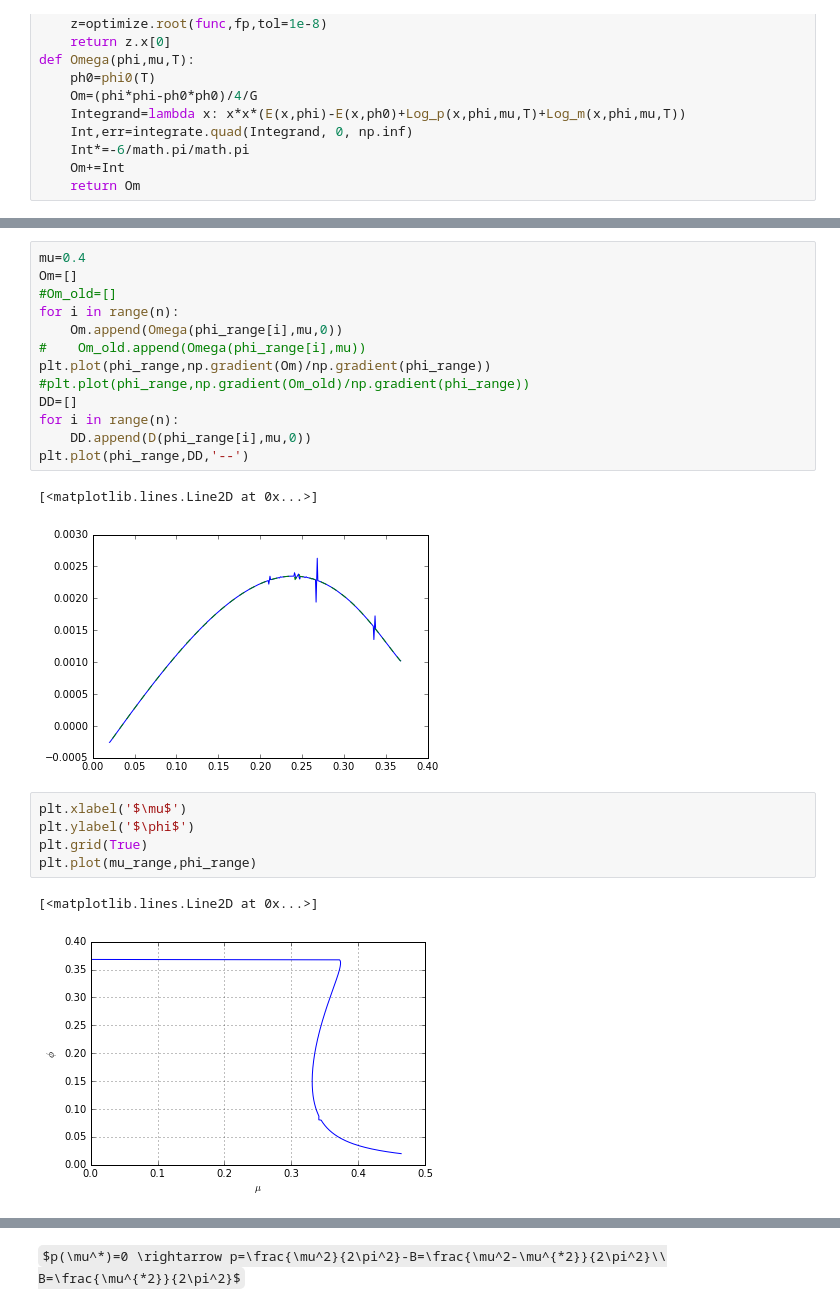
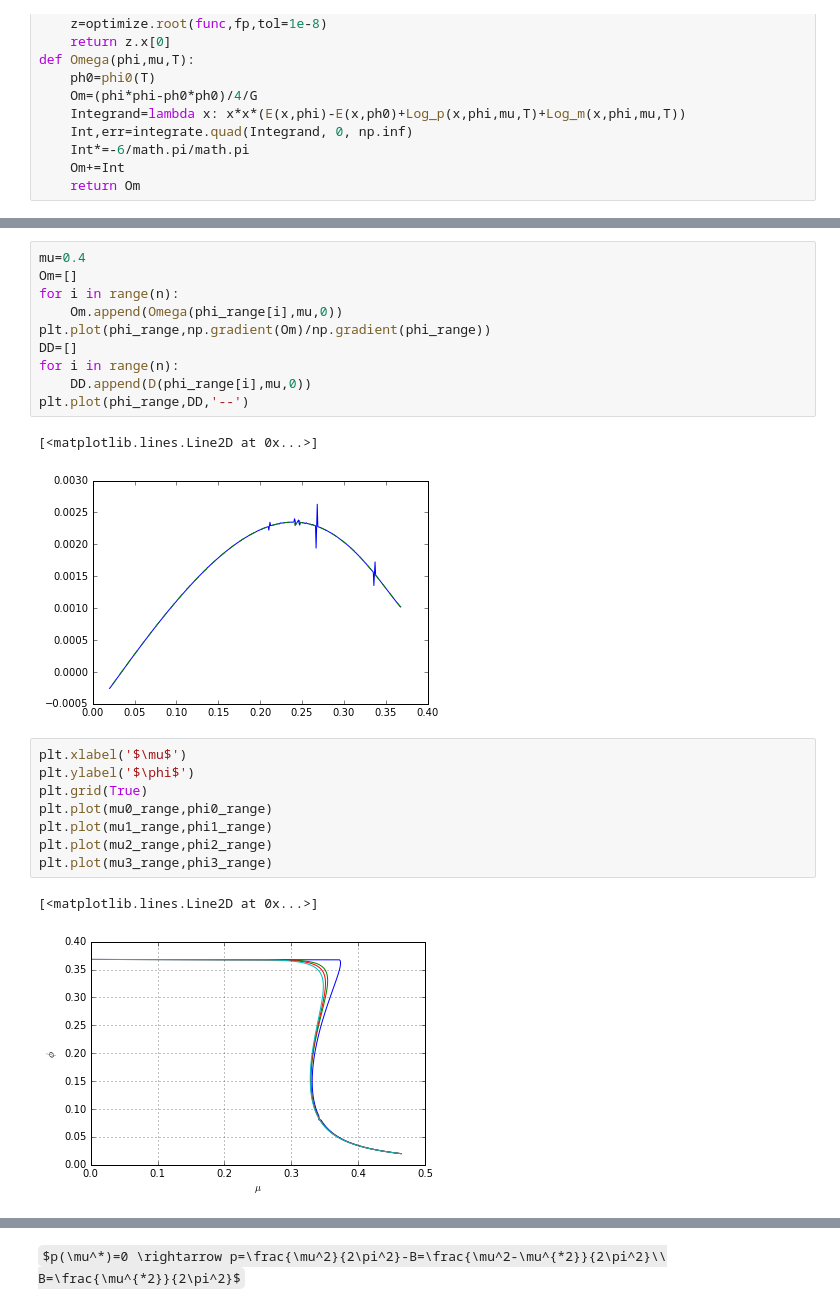
Before and after one commit to theor-mephi/quark-matter-bugrus, a Jupyter notebook: First_puzzle.ipynb, the cells around one changed output, grey strips where cells are left out. Drawn from its saved outputs; the diff is of its cells as text; some formulas as TeX source.

Commit message:
With plots
mu_star still have mistakes

```diff
--- a/First_puzzle.ipynb
+++ b/First_puzzle.ipynb
@@ -106,12 +229,9 @@ for i in range(n):
 # %%
 mu=0.4
 Om=[]
-#Om_old=[]
 for i in range(n):
     Om.append(Omega(phi_range[i],mu,0))
-#    Om_old.append(Omega(phi_range[i],mu))
 plt.plot(phi_range,np.gradient(Om)/np.gradient(phi_range))
-#plt.plot(phi_range,np.gradient(Om_old)/np.gradient(phi_range))
 DD=[]
 for i in range(n):
     DD.append(D(phi_range[i],mu,0))
@@ -122,8 +242,11 @@ plt.plot(phi_range,DD,'--')
 # %%
 plt.xlabel('$\mu$')
 plt.ylabel('$\phi$')
 plt.grid(True)
-plt.plot(mu_range,phi_range)
+plt.plot(mu0_range,phi0_range)
+plt.plot(mu1_range,phi1_range)
+plt.plot(mu2_range,phi2_range)
+plt.plot(mu3_range,phi3_range)
 # %% [output]
 [<matplotlib.lines.Line2D at 0x...>]
-[figure, old version]
+[figure, new version]
```
Also changed, not shown: parts of 12 cells of this notebook.
